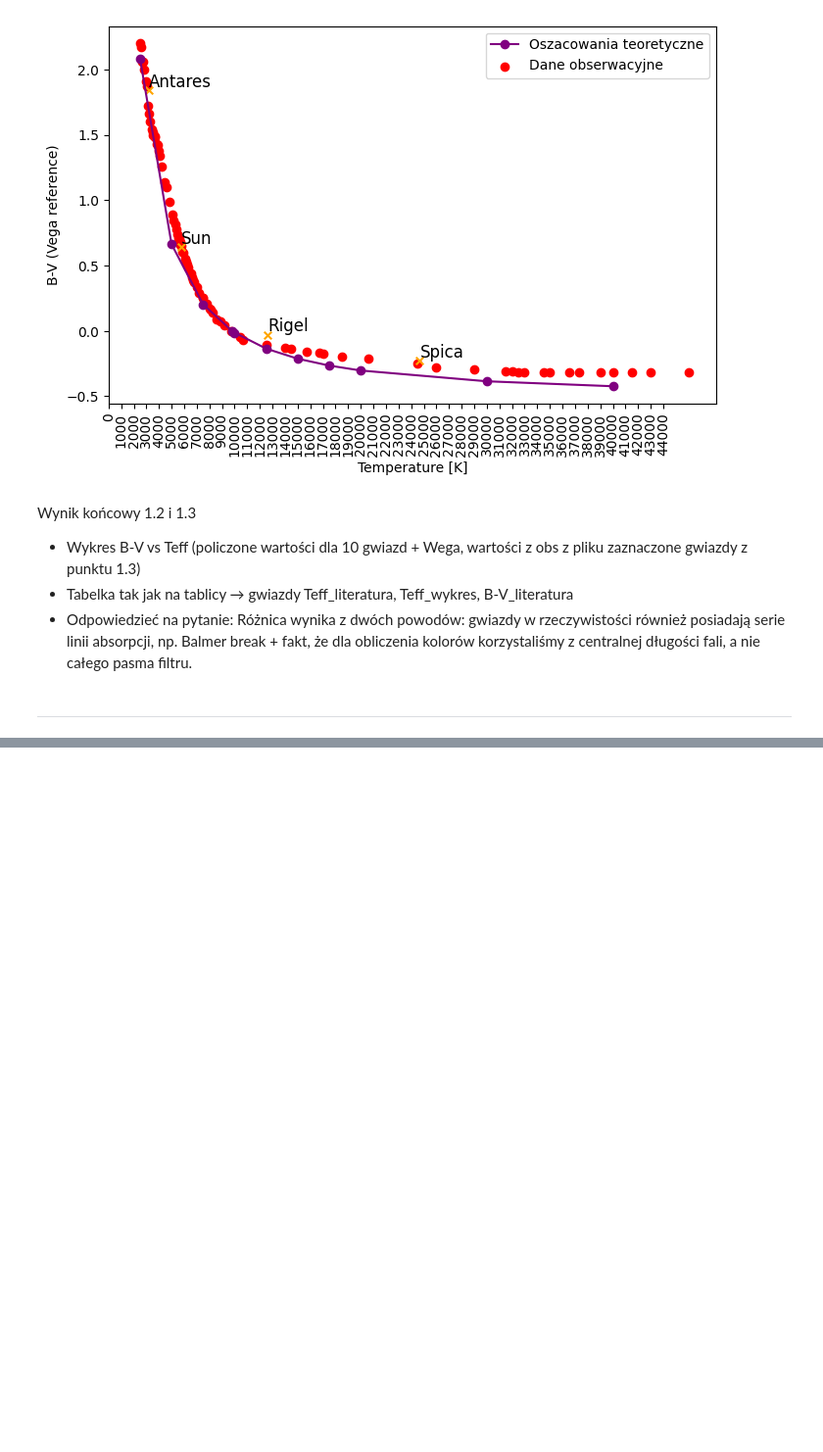
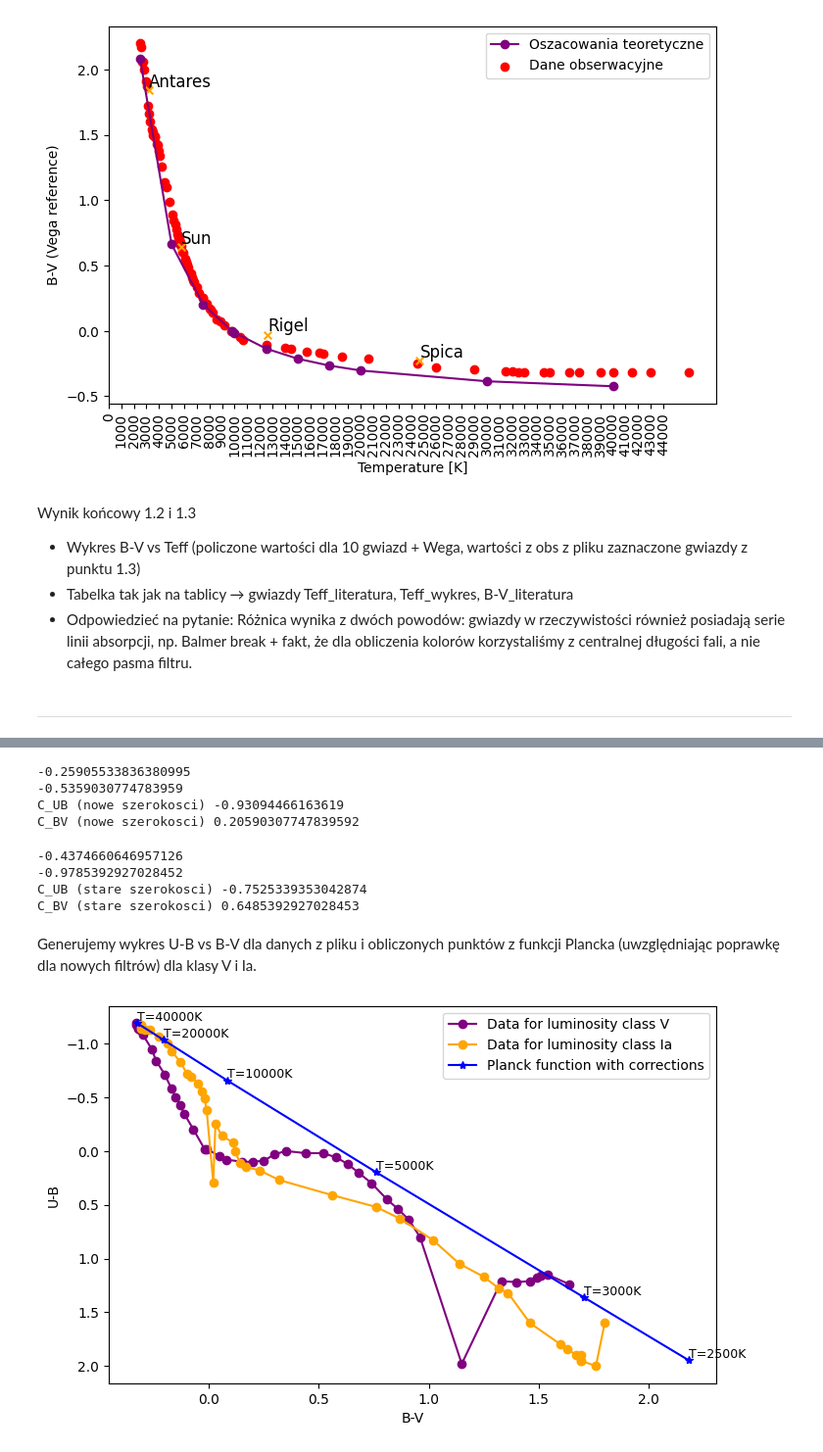
Before and after one commit to ASTR0MNSTR/univ_codes, a Jupyter notebook: 2025_2026/semester_02/inner_stars/lecture_02/colors.ipynb, the cells around one changed output, grey strips where cells are left out. Shown at 98% size. Drawn from its saved outputs; the diff is of its cells as text; code cells hidden in the pictures; blank space fills up the shorter version.

```diff
--- a/2025_2026/semester_02/inner_stars/lecture_02/colors.ipynb
+++ b/2025_2026/semester_02/inner_stars/lecture_02/colors.ipynb
@@ -213,0 +268,78 @@ Wynik końcowy 1.2 i 1.3
+# %%
+width_U = 109 #nm
+width_B = 184 #nm
+width_V = 250 #nm
+
+def U_B(T):
+    return -2.5*np.log10(planck(3520.30e-10, T) * width_U / (planck(4384.51e-10, T) * width_B))
+
+def B_V(T):
+    return -2.5*np.log10(planck(4384.51e-10, T) * width_B / (planck(5480.00e-10, T) * width_V))
+
+print(U_B(40000))
+print(B_V(40000))
+
+# U_B dla O5 z obserwacji wynosi -1.19 (dla V)
+# B-V dla O5 z obserwacji wynosi -0.33 (dla V)
+
+C_UB = (-1.19) - U_B(40000)
+C_BV = (-0.33) - B_V(40000)
+
+print("C_UB (nowe szerokosci)", C_UB)
+print("C_BV (nowe szerokosci)", C_BV)
+# %% [output]
+-0.25905533836380995
+-0.5359030774783959
+C_UB (nowe szerokosci) -0.93094466163619
+C_BV (nowe szerokosci) 0.20590307747839592
+# %%
+width_U = 68 #nm
+width_B = 98 #nm
+width_V = 89 #nm
+
+print(U_B(42000))
+print(B_V(42000))
+
+# U_B dla O5 z obserwacji wynosi -1.19 (dla V)
+# B-V dla O5 z obserwacji wynosi -0.33 (dla V)
+
+C_UB = (-1.19) - U_B(42000)
+C_BV = (-0.33) - B_V(42000)
+
+print("C_UB (stare szerokosci)", C_UB)
+print("C_BV (stare szerokosci)", C_BV)
+# %% [output]
+-0.4374660646957126
+-0.9785392927028452
+C_UB (stare szerokosci) -0.7525339353042874
+C_BV (stare szerokosci) 0.6485392927028453
+# %% [markdown]
+Generujemy wykres U-B vs B-V dla danych z pliku i obliczonych punktów z funkcji Plancka (uwzględniając poprawkę dla nowych filtrów) dla klasy V i Ia.
+# %%
+T = [40000, 20000, 10000, 5000, 3000, 2500]
+
+width_U = 109 #nm
+width_B = 184 #nm
+width_V = 250 #nm
+
+def U_B_corr(T):
+    return -2.5*np.log10(planck(3520.30e-10, T) * width_U / (planck(4384.51e-10, T) * width_B)) - 0.93
+
+def B_V_corr(T):
+    return -2.5*np.log10(planck(4384.51e-10, T) * width_B / (planck(5480.00e-10, T) * width_V)) + 0.21
+
+fig, ax = plt.subplots(1, 1, figsize=(8,5))
+ax.plot(data['B-V_V'], data['U-B_V'], marker='o', color='purple', label='Data for luminosity class V')
+ax.plot(data['B-V_Ia'], data['U-B_Ia'], marker='o', color='orange', label='Data for luminosity class Ia')
+ax.plot([B_V_corr(t) for t in T], [U_B_corr(t) for t in T], marker='*', color='blue', label='Planck function with corrections')
+for t in T:
+    ax.text(B_V_corr(t), U_B_corr(t), f'T={t}K', fontsize=9, ha='left', va='bottom')
+
+ax.set_xlabel('B-V')
+ax.set_ylabel('U-B')
+ax.legend()
+# ax.xaxis.set_inverted(True)
+ax.yaxis.set_inverted(True)
+plt.show()
+# %% [output]
+[figure, added]
```
Also changed, not shown: parts of 3 cells of this notebook, 1 other file.
